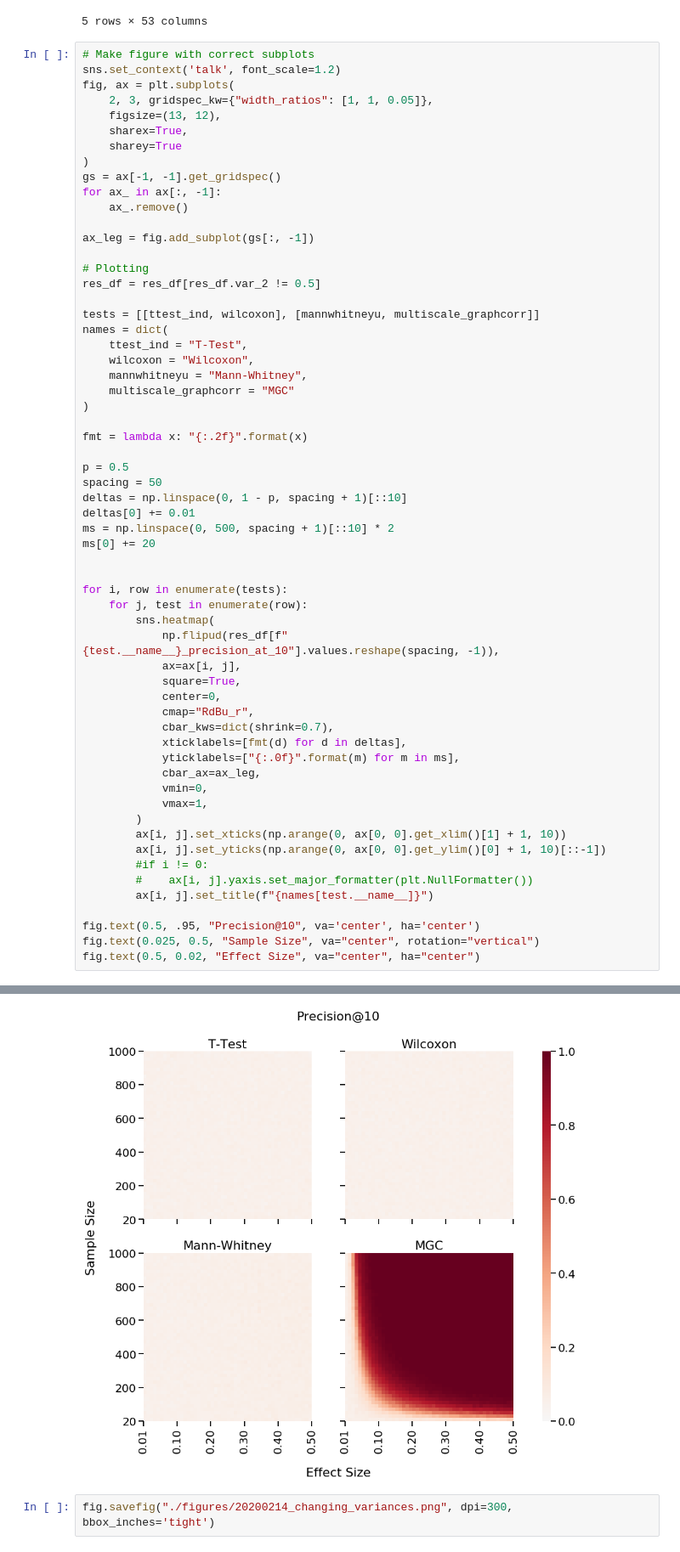
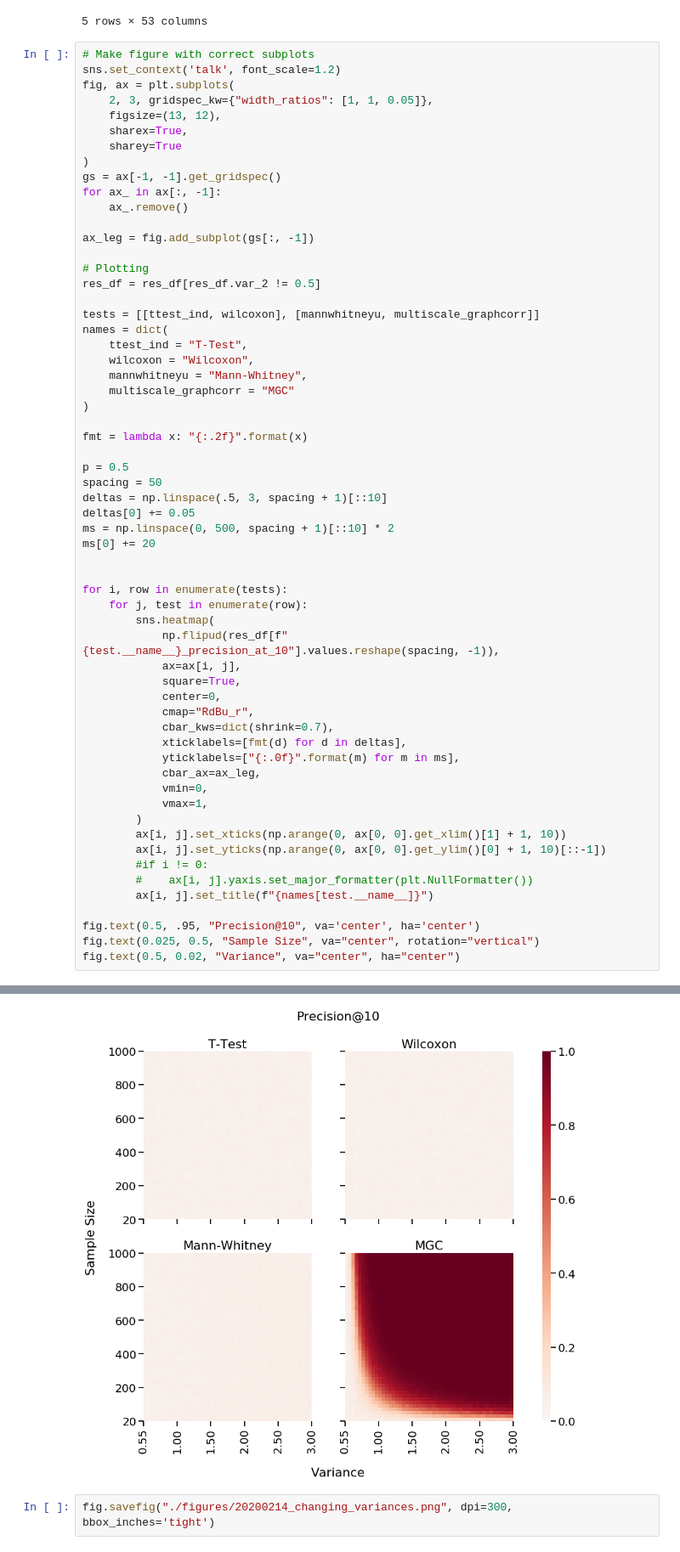
Before and after one commit to neurodata/dos_and_donts, a Jupyter notebook: experiments/experiment_2/20200213_run_all.ipynb, the cells around one changed output, grey strips where cells are left out. Shown at 85% size. Cells and saved outputs as stored; diff of their text form.

Commit message:
New figures

```diff
--- a/experiments/experiment_2/20200213_run_all.ipynb
+++ b/experiments/experiment_2/20200213_run_all.ipynb
@@ -187,8 +187,8 @@ fmt = lambda x: "{:.2f}".format(x)
 
 p = 0.5
 spacing = 50
-deltas = np.linspace(0, 1 - p, spacing + 1)[::10]
-deltas[0] += 0.01
+deltas = np.linspace(.5, 3, spacing + 1)[::10]
+deltas[0] += 0.05
 ms = np.linspace(0, 500, spacing + 1)[::10] * 2
 ms[0] += 20
 
@@ -216,5 +216,5 @@ for i, row in enumerate(tests):
 
 fig.text(0.5, .95, "Precision@10", va='center', ha='center')
 fig.text(0.025, 0.5, "Sample Size", va="center", rotation="vertical")
-fig.text(0.5, 0.02, "Effect Size", va="center", ha="center")
+fig.text(0.5, 0.02, "Variance", va="center", ha="center")
 # %% [output]
@@ -222,3 +222,3 @@ Text(0.5, 0.02, 'Effect Size')
-[figure, old version]
+[figure, new version]
 # %%
 fig.savefig("./figures/20200214_changing_variances.png", dpi=300, bbox_inches='tight')
```
Also changed, not shown: parts of 1 cell of this notebook, 11 other files.
